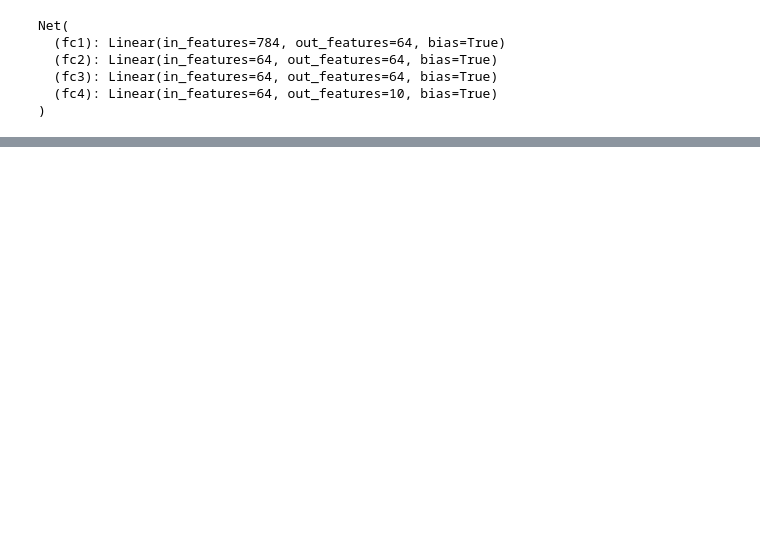
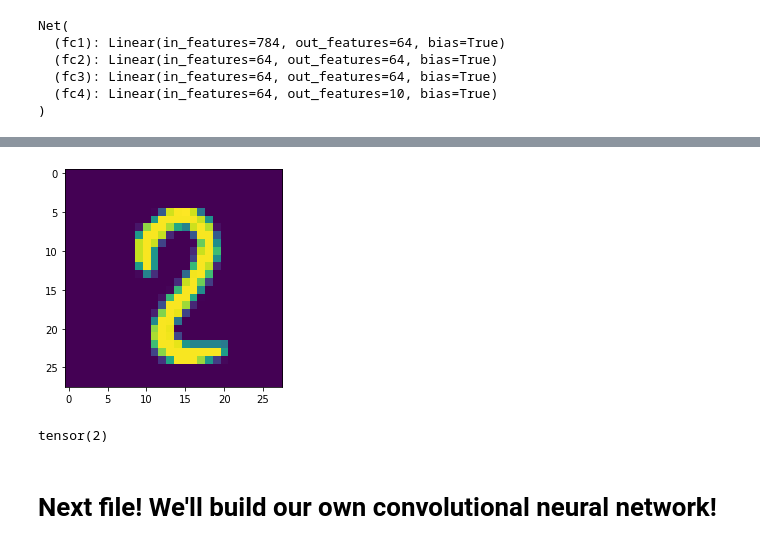
Before and after one commit to winfwang/PytorchSummerHackathon2020, a Jupyter notebook: sentdexTutorial.ipynb, the cells around one changed output, grey strips where cells are left out. Saved outputs shown, nothing was run; the diff lists cells and outputs as text; code cells hidden in the pictures; blank space fills up the shorter version.

Commit message:
trained number prediction

```diff
--- a/sentdexTutorial.ipynb
+++ b/sentdexTutorial.ipynb
@@ -212,0 +217,15 @@ NameError: name 'net' is not defined
+# %%
+optimizer = optim.Adam(net.parameters(), lr=0.001) # lr = learning rate
+
+EPOCHS = 3
+
+for epoch in range(EPOCHS):
+    for data in trainset:
+        # data is a batch of featuresets and labels
+        x, y = data # unpack data
+        net.zero_grad() # zero the gradient
+        output = net(x.view(-1, 28 * 28)) # dimension of picture (28 * 28)
+        loss = F.nll_loss(output, y)
+        loss.backward()
+        optimizer.step() # adjust weights
+    print(loss)
@@ -212,0 +236,15 @@ NameError: name 'net' is not defined
+# %%
+correct = 0
+total = 0
+
+# how many predictions actually matched targeted value
+with torch.no_grad():
+    for data in trainset:
+        x, y = data
+        output = net(x.view(-1, 28 * 28))
+        for idx, i in enumerate(output):
+            if torch.argmax(i) == y[idx]:
+                correct += 1
+            total += 1
+
+print("Accuracy: ", round(correct/total, 3))
@@ -212,0 +273,12 @@ NameError: name 'net' is not defined
+# %%
+plt.imshow(x[7].view(28, 28))
+plt.show()
+# %% [output]
+[figure, added]
+# %%
+print(torch.argmax(net(x[7].view(-1, 28 * 28))[0]))
+# printing what our neural model predicts, let's see if it gets it correct:
+# %% [output]
+tensor(2)
+# %% [markdown]
+# Next file! We'll build our own convolutional neural network!
```
Also changed, not shown: parts of 14 cells of this notebook.
